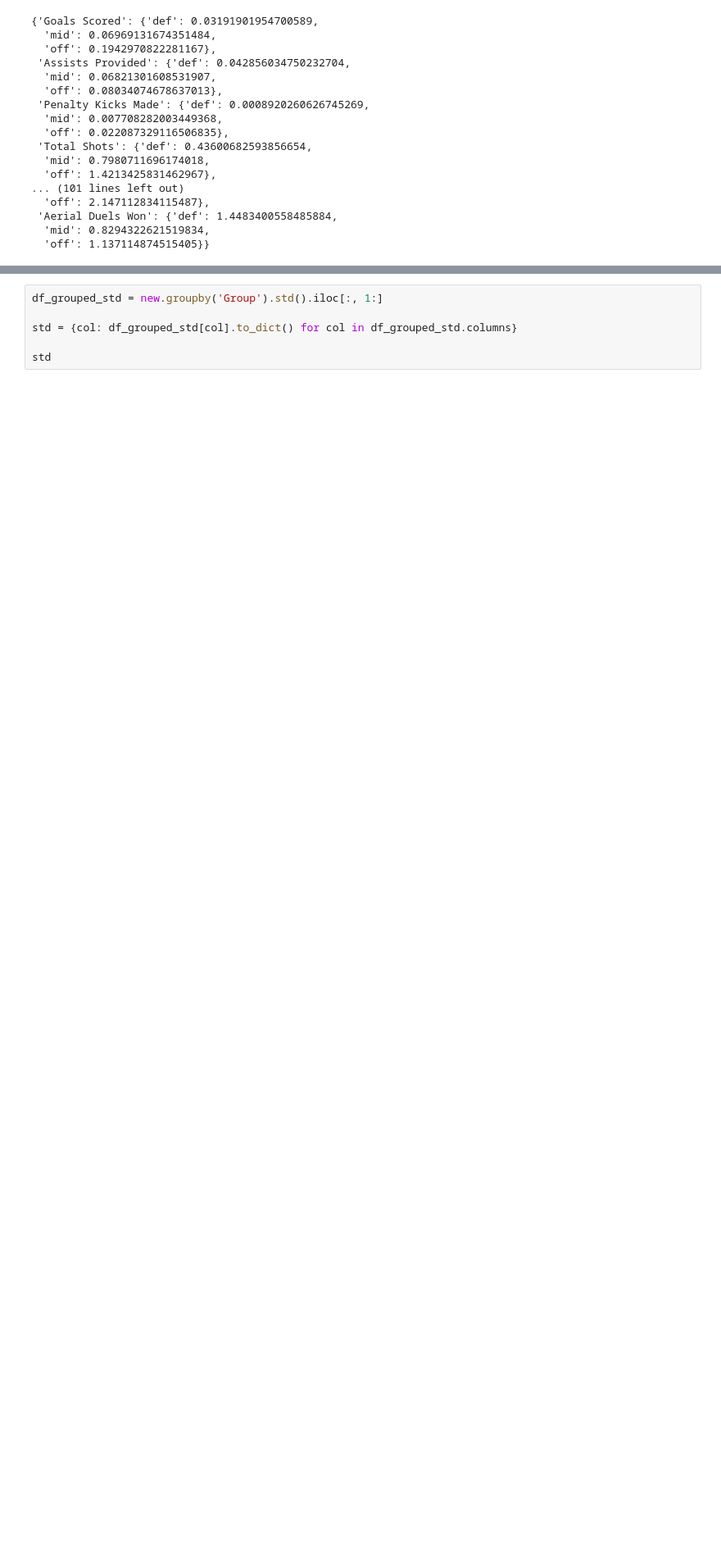
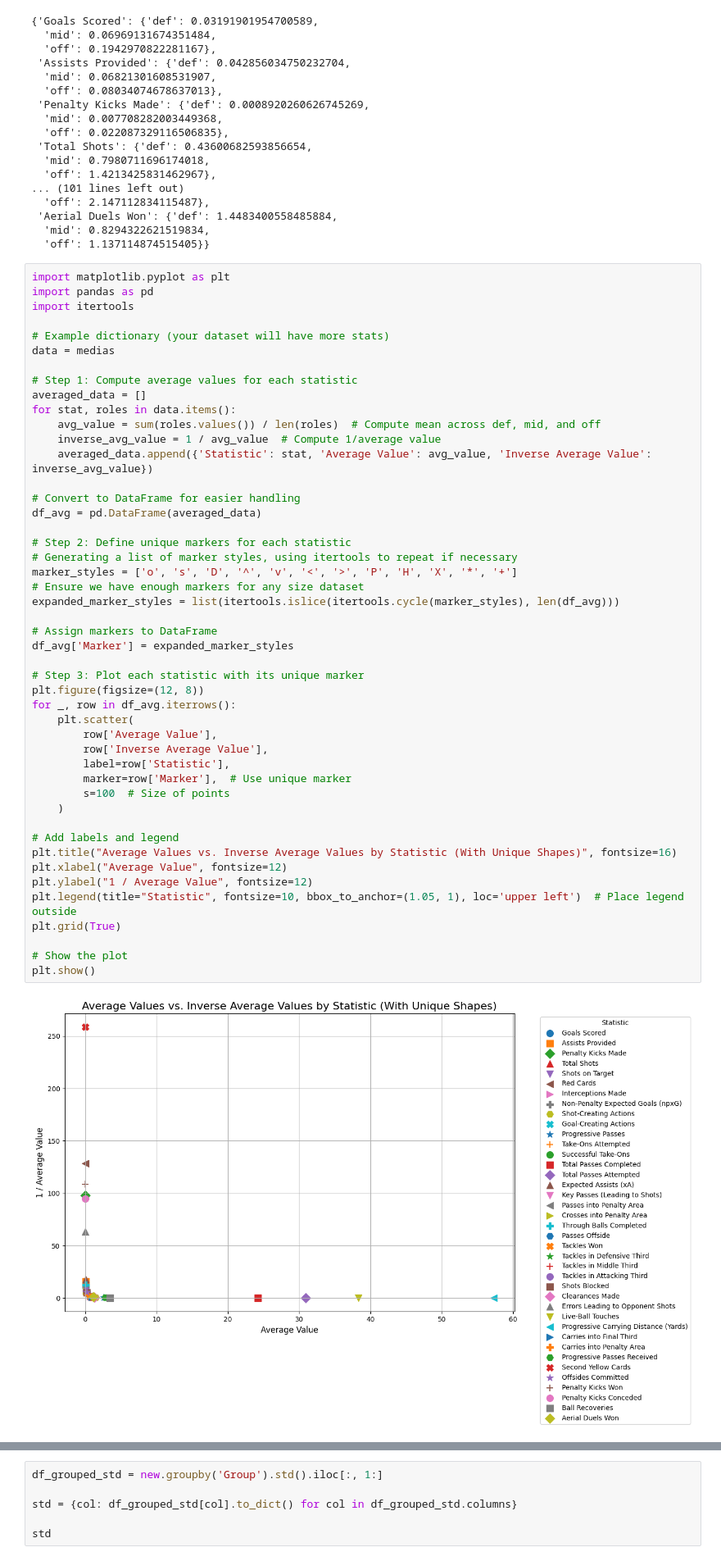
Before and after one commit to marcfolchp/thunder, a Jupyter notebook: YELO/formula-step1.ipynb, the cells around one changed output, grey strips where cells are left out. Shown at 82% size. Cells and saved outputs as stored; diff of their text form; blank space fills up the shorter version.

```diff
--- a/YELO/formula-step1.ipynb
+++ b/YELO/formula-step1.ipynb
@@ -180,3 +180,52 @@ medias
  'Aerial Duels Won': {'def': 1.4483400558485884,
   'mid': 0.8294322621519834,
   'off': 1.137114874515405}}
+# %%
+import matplotlib.pyplot as plt
+import pandas as pd
+import itertools
+
+# Example dictionary (your dataset will have more stats)
+data = medias
+
+# Step 1: Compute average values for each statistic
+averaged_data = []
+for stat, roles in data.items():
+    avg_value = sum(roles.values()) / len(roles)  # Compute mean across def, mid, and off
+    inverse_avg_value = 1 / avg_value  # Compute 1/average value
+    averaged_data.append({'Statistic': stat, 'Average Value': avg_value, 'Inverse Average Value': inverse_avg_value})
+
+# Convert to DataFrame for easier handling
+df_avg = pd.DataFrame(averaged_data)
+
+# Step 2: Define unique markers for each statistic
+# Generating a list of marker styles, using itertools to repeat if necessary
+marker_styles = ['o', 's', 'D', '^', 'v', '<', '>', 'P', 'H', 'X', '*', '+']
+# Ensure we have enough markers for any size dataset
+expanded_marker_styles = list(itertools.islice(itertools.cycle(marker_styles), len(df_avg)))
+
+# Assign markers to DataFrame
+df_avg['Marker'] = expanded_marker_styles
+
+# Step 3: Plot each statistic with its unique marker
+plt.figure(figsize=(12, 8))
+for _, row in df_avg.iterrows():
+    plt.scatter(
+        row['Average Value'],
+        row['Inverse Average Value'],
+        label=row['Statistic'],
+        marker=row['Marker'],  # Use unique marker
+        s=100  # Size of points
+    )
+
+# Add labels and legend
+plt.title("Average Values vs. Inverse Average Values by Statistic (With Unique Shapes)", fontsize=16)
+plt.xlabel("Average Value", fontsize=12)
+plt.ylabel("1 / Average Value", fontsize=12)
+plt.legend(title="Statistic", fontsize=10, bbox_to_anchor=(1.05, 1), loc='upper left')  # Place legend outside
+plt.grid(True)
+
+# Show the plot
+plt.show()
+# %% [output]
+[figure, added]
```
Also changed, not shown: parts of 1 cell of this notebook.
